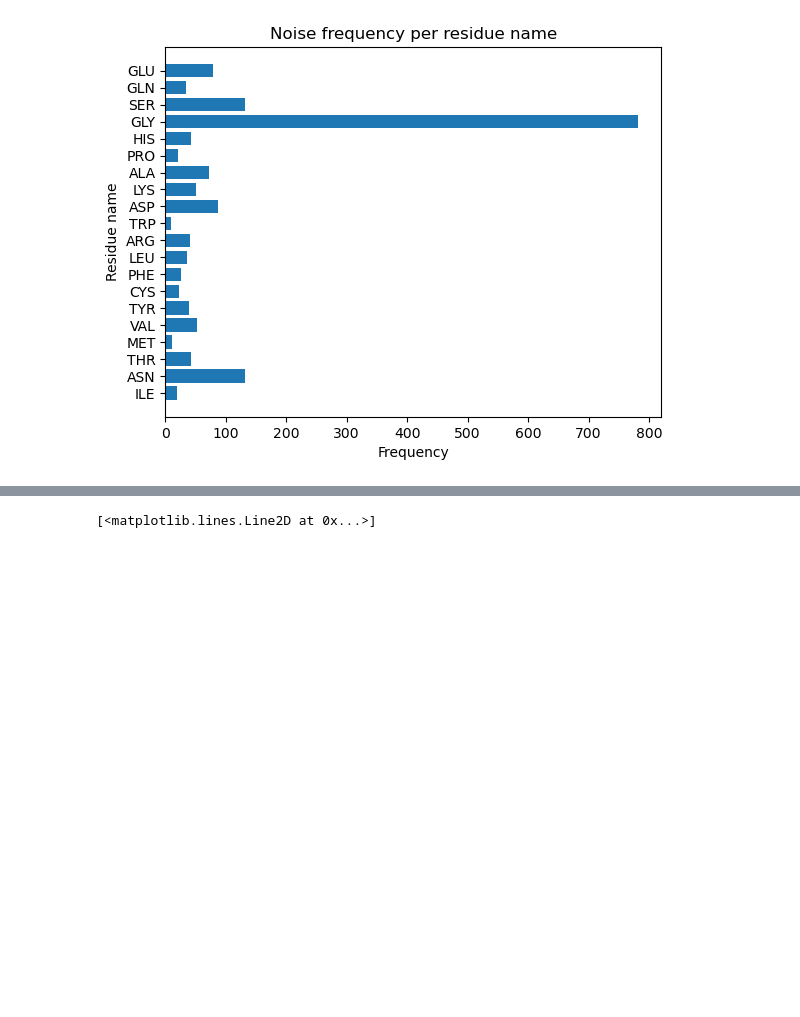
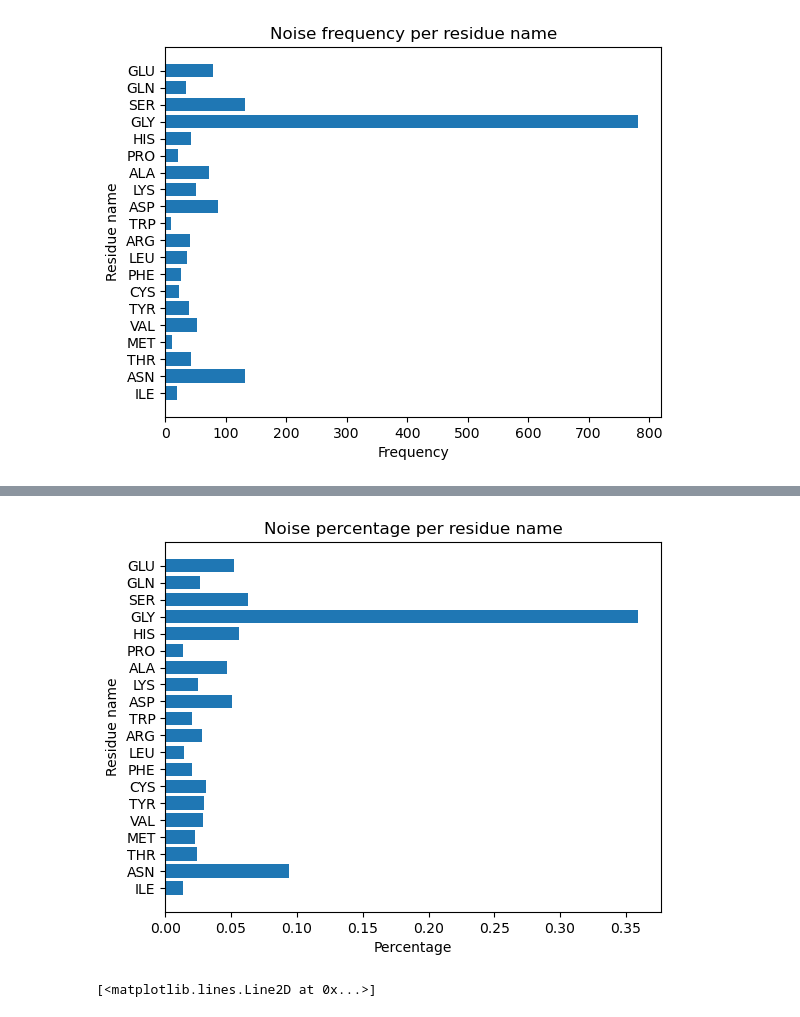
Before and after one commit to EldritchEli/DataScienceAndAI, a Jupyter notebook: Assignment3/Assignment3.ipynb, the cells around one changed output, grey strips where cells are left out. Saved outputs shown, nothing was run; the diff lists cells and outputs as text; code cells hidden in the pictures; blank space fills up the shorter version.

```diff
--- a/Assignment3/Assignment3.ipynb
+++ b/Assignment3/Assignment3.ipynb
@@ -323,3 +333,19 @@ array([[ 210.687145,  142.657714],
+# %%
+freqNoiseOverTotal = []
+for n,t in zip(freqNoise,freqTotal):
+    freqNoiseOverTotal.append(n/t)
+objects = tuple(res)
+y_pos = np.arange(len(objects))
+performance = freqNoiseOverTotal
+plt.barh(y_pos, performance, align='center', alpha=1, )
+plt.yticks(y_pos, objects)
+plt.ylabel('Residue name')
+plt.xlabel('Percentage')
+plt.title('Noise percentage per residue name')
+
+plt.show()
+# %% [output]
+[figure, added]
 # %%
 neighbors = NearestNeighbors(n_neighbors=40)
 neighbors_fit = neighbors.fit(X)
```
Also changed, not shown: parts of 13 cells of this notebook.
